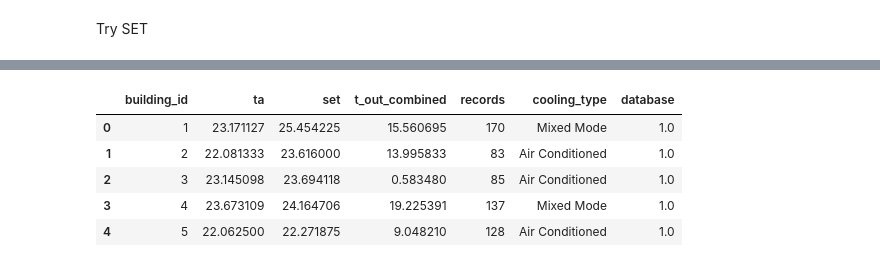
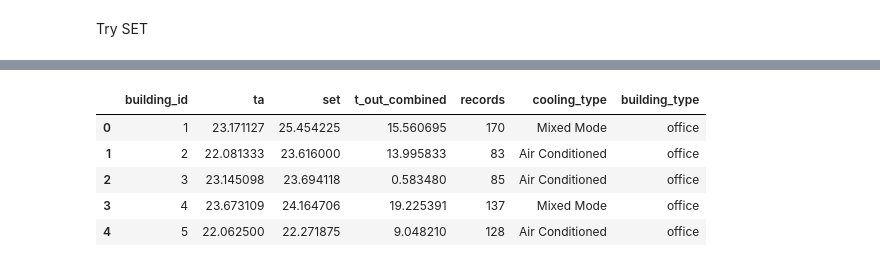
Before and after one commit to ruijis/causal-thinking-neutral-temperature, a Jupyter notebook: two-linear-regressions.ipynb, the cells around one changed output, grey strips where cells are left out. Drawn from its saved outputs; the diff is of its cells as text; code cells hidden in the pictures.

```diff
--- a/two-linear-regressions.ipynb
+++ b/two-linear-regressions.ipynb
@@ -795,22 +883,22 @@ def neutral_temp_b(bldg):
 # %%
 # Define the columns for which you want to calculate the mean
 mean_cols = ['ta', 'set', 't_out_combined']
 # Group by 'building_id' and calculate the mean for all these columns at once
 df_means = df_data.groupby('building_id')[mean_cols].mean()
 # Reset the index of df_means to make 'building_id' a column again
 df_means.reset_index(inplace=True)
 # Merge df_means with the metadata
-df_bldg = df_means.merge(df_meta[['building_id', 'records', 'cooling_type', 'database']], on='building_id', how='left')
+df_bldg = df_means.merge(df_meta[['building_id', 'records', 'cooling_type', 'building_type']], on='building_id', how='left')
 # reset the building cooling type string type
 df_bldg['cooling_type'] = df_bldg['cooling_type'].str.title()
 df_bldg.head()
 # %% [output]
-|  | building_id | ta | set | t_out_combined | records | cooling_type | database |
-| 0 | 1 | 23.171127 | 25.454225 | 15.560695 | 170 | Mixed Mode | 1.0 |
-| 1 | 2 | 22.081333 | 23.616000 | 13.995833 | 83 | Air Conditioned | 1.0 |
-| 2 | 3 | 23.145098 | 23.694118 | 0.583480 | 85 | Air Conditioned | 1.0 |
-| 3 | 4 | 23.673109 | 24.164706 | 19.225391 | 137 | Mixed Mode | 1.0 |
-| 4 | 5 | 22.062500 | 22.271875 | 9.048210 | 128 | Air Conditioned | 1.0 |
+|  | building_id | ta | set | t_out_combined | records | cooling_type | building_type |
+| 0 | 1 | 23.171127 | 25.454225 | 15.560695 | 170 | Mixed Mode | office |
+| 1 | 2 | 22.081333 | 23.616000 | 13.995833 | 83 | Air Conditioned | office |
+| 2 | 3 | 23.145098 | 23.694118 | 0.583480 | 85 | Air Conditioned | office |
+| 3 | 4 | 23.673109 | 24.164706 | 19.225391 | 137 | Mixed Mode | office |
+| 4 | 5 | 22.062500 | 22.271875 | 9.048210 | 128 | Air Conditioned | office |
 # %%
 # calculate all temperature values for each building
 columns_name = ['slope', 'n_t', 't_80_up', 't_80_low', 't_90_up', 't_90_low']
```
Also changed, not shown: parts of 17 cells of this notebook.
